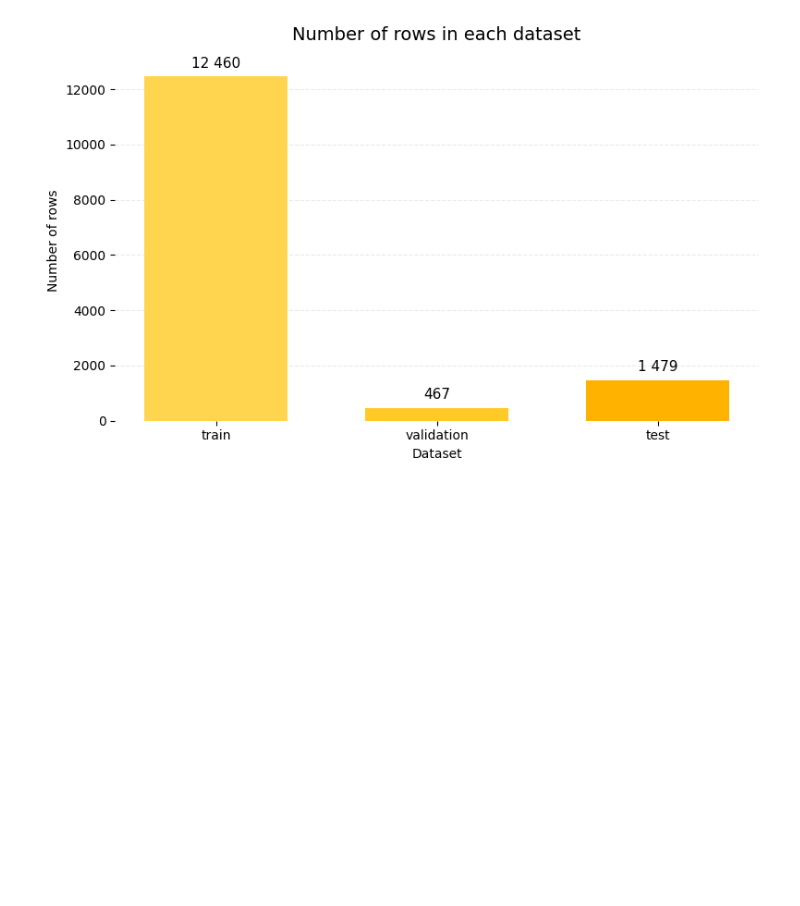
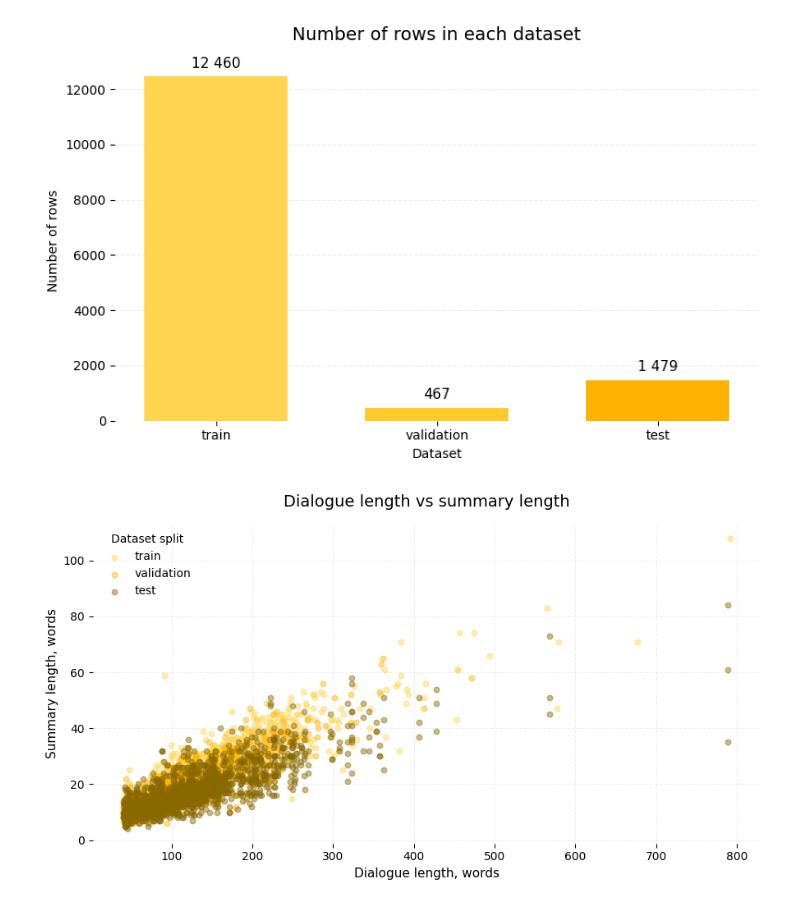
Before and after one commit to olenahnyp/summarization, a Jupyter notebook: dataset_overview.ipynb, the cells around one changed output. Drawn from its saved outputs; the diff is of its cells as text; code cells hidden in the pictures; blank space fills up the shorter version.

Commit message:
Make plots look better + add more plots

```diff
--- a/dataset_overview.ipynb
+++ b/dataset_overview.ipynb
@@ -686,3 +686,55 @@ plt.tight_layout()
 plt.show()
 # %% [output]
 [figure]
+# %%
+scatter_colors = {
+    "train": "#FFD54F",
+    "validation": "#FFB300",
+    "test": "#8A6800",
+}
+
+fig, ax = plt.subplots(figsize=(9, 5))
+
+for split_name, df in cleaned_eda_splits.items():
+    sample = df.sample(
+        n=min(1500, len(df)),
+        random_state=42,
+    )
+
+    ax.scatter(
+        sample["dialogue_words"],
+        sample["summary_words"],
+        label=split_name,
+        alpha=0.45,
+        s=22,
+        color=scatter_colors.get(split_name),
+    )
+
+ax.set_title(
+    "Dialogue length vs summary length",
+    fontsize=14,
+    pad=15,
+)
+
+ax.set_xlabel("Dialogue length, words", fontsize=11)
+ax.set_ylabel("Summary length, words", fontsize=11)
+
+ax.grid(
+    linestyle="--",
+    alpha=0.2,
+)
+
+ax.legend(
+    title="Dataset split",
+    frameon=False,
+)
+
+ax.set_axisbelow(True)
+
+for spine in ax.spines.values():
+    spine.set_visible(False)
+
+plt.tight_layout()
+plt.show()
+# %% [output]
+[figure, added]
```
Also changed, not shown: parts of 1 cell of this notebook.
